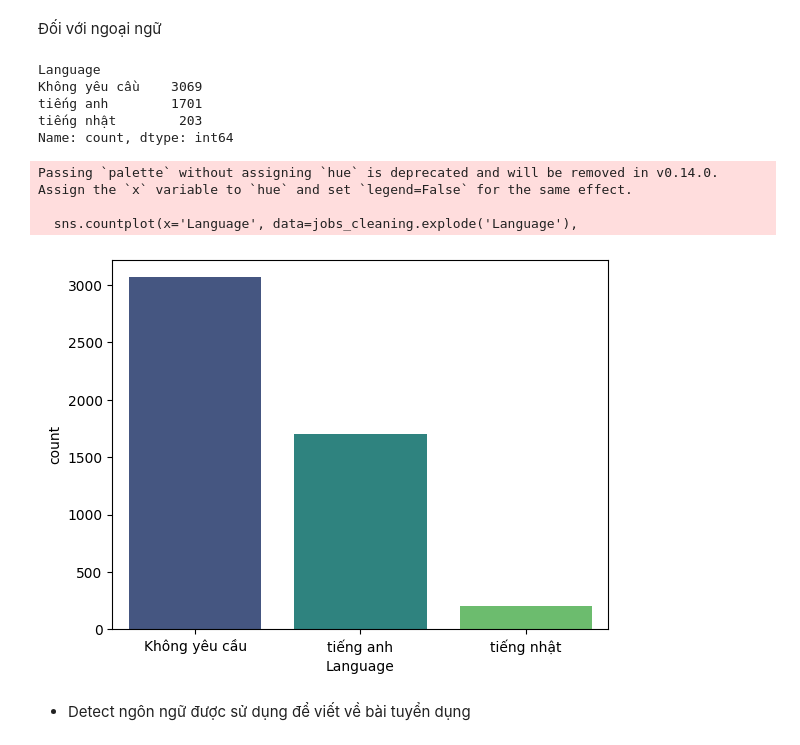
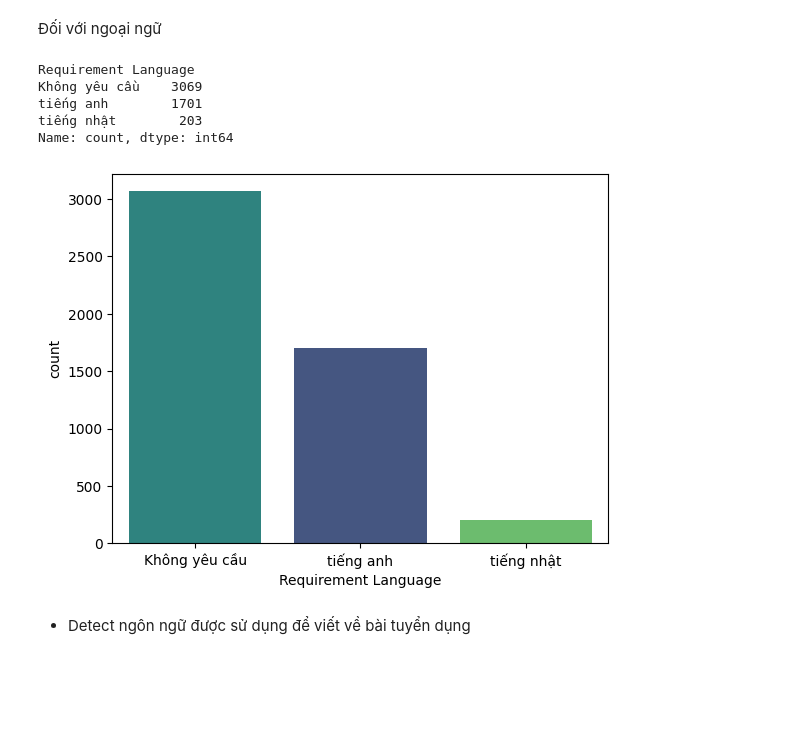
Before and after one commit to mxtruongplayboy/IT-salary-forecast-based-on-job-postings, a Jupyter notebook: src/Data-Cleaning-Processing.ipynb, the cells around one changed output. Cells and saved outputs as stored; diff of their text form; code cells hidden in the pictures; blank space fills up the shorter version.

Commit message:
Update variable name

```diff
--- a/src/Data-Cleaning-Processing.ipynb
+++ b/src/Data-Cleaning-Processing.ipynb
@@ -351,7 +337,7 @@ jobs_cleaning.head()
 # %% [markdown]
 Đối với ngoại ngữ
 # %%
-jobs_cleaning = array_to_single_value('Languages', 'Language', 'Không yêu cầu')
+jobs_cleaning = array_to_single_value('Languages', 'Requirement Language', 'Không yêu cầu')
 jobs_cleaning.head()
 # %% [output]
 |  | Salary | Locations | Level | Year of Experience | Contract Type | Sex | Skills | ... |
@@ -391,20 +377,17 @@ Name: count, dtype: int64
 # %% [markdown]
 Đối với ngoại ngữ
 # %%
-sns.countplot(x='Language', data=jobs_cleaning.explode('Language'),
-    order=jobs_cleaning['Language'].explode().value_counts().index, palette='viridis')
+sns.countplot(x='Requirement Language', data=jobs_cleaning.explode('Requirement Language'), hue="Requirement Language",
+    order=jobs_cleaning['Requirement Language'].explode().value_counts().index, palette='viridis')
 
-print(jobs_cleaning['Language'].value_counts())
+print(jobs_cleaning['Requirement Language'].value_counts())
 # %% [output]
-Language
+Requirement Language
 Không yêu cầu    3069
 tiếng anh        1701
 tiếng nhật        203
 Name: count, dtype: int64
-Passing `palette` without assigning `hue` is deprecated and will be removed in v0.14.0. Assign the `x` variable to `hue` and set `legend=False` for the same effect.
-
-  sns.countplot(x='Language', data=jobs_cleaning.explode('Language'),
-[figure, old version]
+[figure, new version]
 # %% [markdown]
 - Detect ngôn ngữ được sử dụng để viết về bài tuyển dụng
 # %%
```
Also changed, not shown: parts of 5 cells of this notebook, 14 other files.
